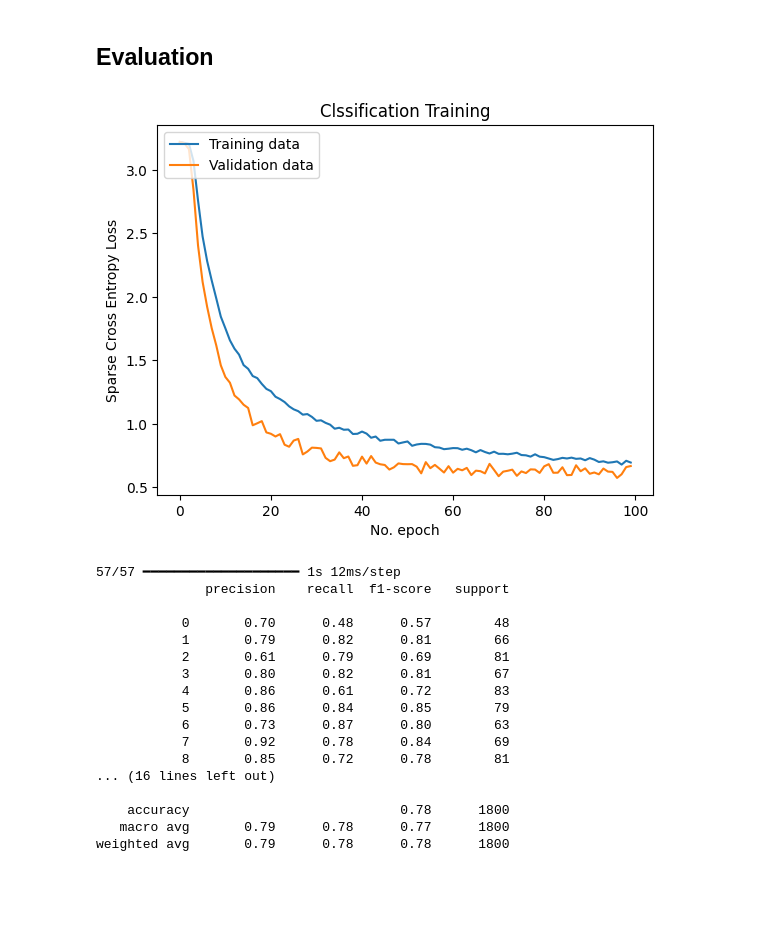
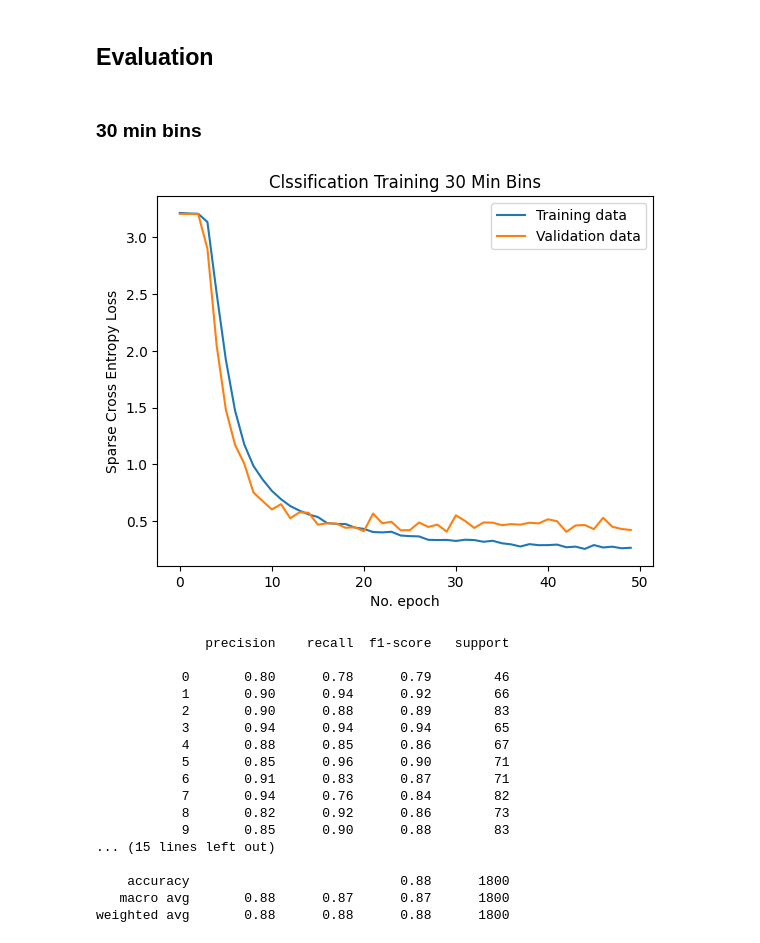
Before and after one commit to JasperSche/DL_A2, a Jupyter notebook: task_2_classification.ipynb, the cells around one changed output. Saved outputs shown, nothing was run; the diff lists cells and outputs as text; code cells hidden in the pictures; blank space fills up the shorter version.

```diff
--- a/task_2_classification.ipynb
+++ b/task_2_classification.ipynb
@@ -18,9 +29,9 @@ if gpus:
     except RuntimeError as e:
         print(e)
 # %%
-X = np.load('A1_data_150/images.npy')
+X = np.load('A1_data_75/images.npy')
 X = X/255
-y = np.load('A1_data_150/labels.npy')
+y = np.load('A1_data_75/labels.npy')
 # %% [markdown]
 ## Classification
 # %%
@@ -33,6 +46,6 @@ n_epochs = 50
 # %%
 y_clas = y_30_min_bins
-X_clas_train, X_clas_test, y_clas_train, y_clas_test = train_test_split(X,y_clas, test_size=0.1)
+X_clas_train, X_clas_test, y_clas_train, y_clas_30_test = train_test_split(X,y_clas, test_size=0.1)
 
 shape = X_clas_train.shape[1:]
 input_shape = shape + (1,)
@@ -42,7 +55,8 @@ model_class = keras.Sequential()
 model_class.add(layers.Conv2D(filters=16,kernel_size=5,input_shape = input_shape))
 model_class.add(layers.MaxPooling2D(2))
 
-model_class.add(layers.Conv2D(filters=32, kernel_size=5))
+model_class.add(layers.Conv2D(filters=32, kernel_size=3))
+model_class.add(layers.Conv2D(filters=32, kernel_size=3))
 model_class.add(layers.MaxPooling2D(2))
 
 model_class.add(layers.Conv2D(filters=64, kernel_size=3))
@@ -51,13 +65,13 @@ model_class.add(layers.MaxPooling2D(2))
 
 model_class.add(layers.Flatten())
 model_class.add(layers.Dense(256, activation="relu"))
-model_class.add(layers.Dropout(0.05))
+model_class.add(layers.Dropout(0.1))
 
 model_class.add(layers.Dense(128, activation="relu"))
-model_class.add(layers.Dropout(0.05))
+model_class.add(layers.Dropout(0.1))
 
 model_class.add(layers.Dense(64, activation="relu"))
-model_class.add(layers.Dropout(0.05))
+model_class.add(layers.Dropout(0.1))
 
 model_class.add(layers.Dense(output_nodes, activation="softmax"))
 
@@ -67,12 +81,11 @@ I0000 00:00:1762532637.485675     826 gpu_device.cc:2019] Created device /job:lo
 # %%
 hist_clas_30 = model_class.fit(
     X_clas_train,y_clas_train,
-    validation_data=(X_clas_test,y_clas_test),
+    validation_split=0.1,
     epochs=n_epochs,
     batch_size=32
 )
 
-model_class_30 = keras.models.clone_model(model_class)
-model_class_30.set_weights(model_class.weights)
+y_pred_30 = model_class.predict(X_clas_test)
 # %% [output]
 Epoch 1/50
@@ -150,33 +310,36 @@ model_class_20.set_weights(model_class.weights)
 # %% [markdown]
 ## Evaluation
+# %% [markdown]
+### 30 min bins
 # %%
-import matplotlib.pyplot as plt
-
-plt.plot(hist_clas.history['loss'], label='Training data')
-plt.plot(hist_clas.history['val_loss'], label='Validation data')
-plt.title('Clssification Training')
+plt.plot(hist_clas_30.history['loss'], label='Training data')
+plt.plot(hist_clas_30.history['val_loss'], label='Validation data')
+plt.title('Clssification Training 30 Min Bins')
 plt.ylabel('Sparse Cross Entropy Loss')
 plt.xlabel('No. epoch')
-plt.legend(loc="upper left")
+plt.legend(loc="upper right")
 plt.show()
 # %% [output]
-[figure, old version]
+[figure, new version]
 # %%
+y_pred = [np.argmax(i) for i in y_pred_30]
+
+print(classification_report(y_true=y_clas_30_test, y_pred=y_pred))
 # %% [output]
-57/57 ━━━━━━━━━━━━━━━━━━━━ 1s 12ms/step
               precision    recall  f1-score   support
 
-           0       0.70      0.48      0.57        48
-           1       0.79      0.82      0.81        66
-           2       0.61      0.79      0.69        81
-           3       0.80      0.82      0.81        67
-           4       0.86      0.61      0.72        83
-           5       0.86      0.84      0.85        79
-           6       0.73      0.87      0.80        63
-           7       0.92      0.78      0.84        69
-           8       0.85      0.72      0.78        81
-... (16 lines left out)
+           0       0.80      0.78      0.79        46
+           1       0.90      0.94      0.92        66
+           2       0.90      0.88      0.89        83
+           3       0.94      0.94      0.94        65
+           4       0.88      0.85      0.86        67
+           5       0.85      0.96      0.90        71
+           6       0.91      0.83      0.87        71
+           7       0.94      0.76      0.84        82
+           8       0.82      0.92      0.86        73
+           9       0.85      0.90      0.88        83
+... (15 lines left out)
 
-    accuracy                           0.78      1800
-   macro avg       0.79      0.78      0.77      1800
-weighted avg       0.79      0.78      0.78      1800
+    accuracy                           0.88      1800
+   macro avg       0.88      0.87      0.87      1800
+weighted avg       0.88      0.88      0.88      1800
```
Also changed, not shown: parts of 23 cells of this notebook, 1 other file.
